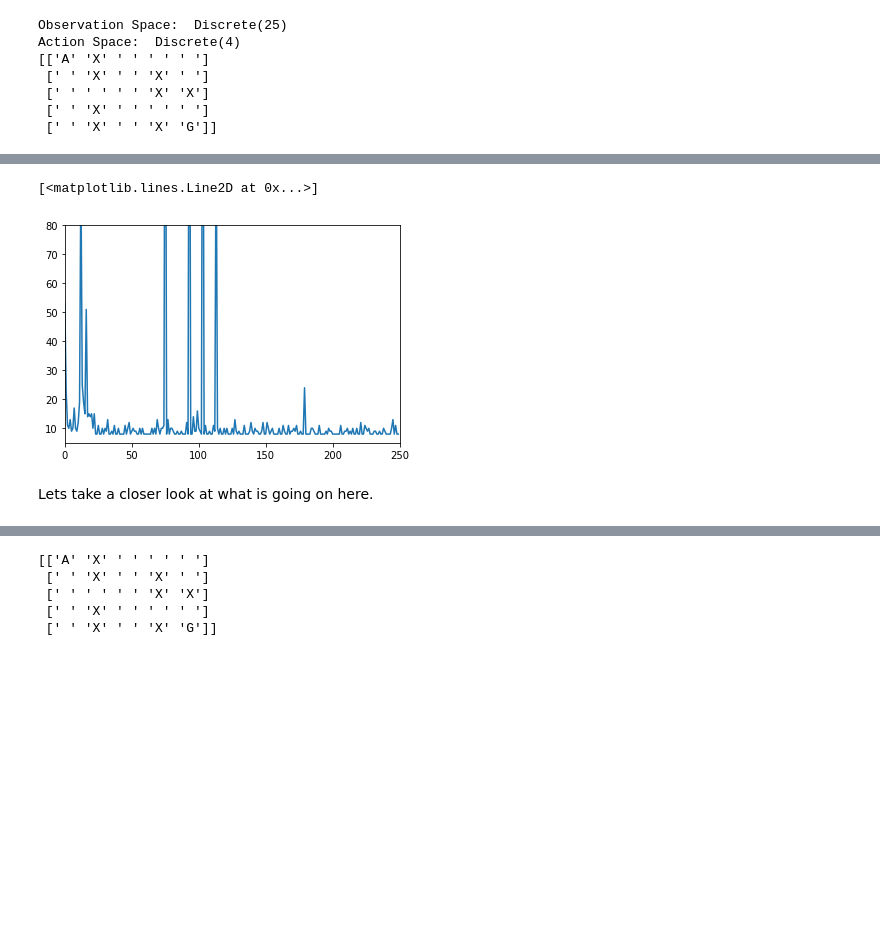
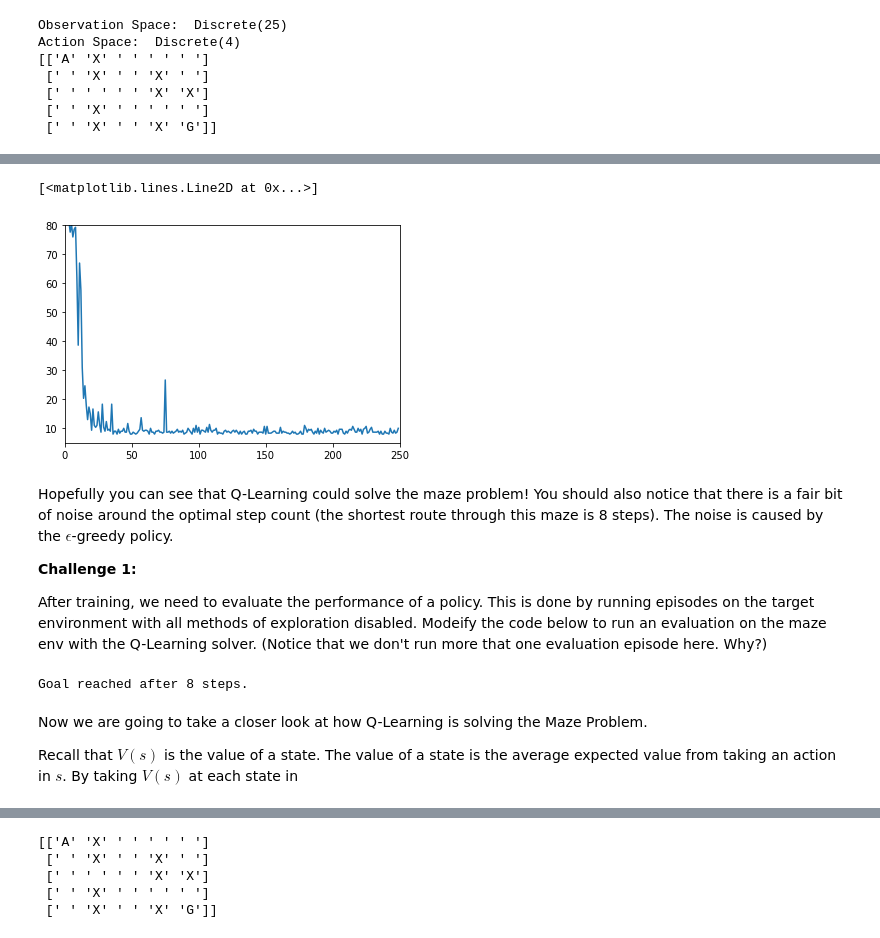
Before and after one commit to adamprice97/RLMasterClass, a Jupyter notebook: BasicRLAlgorithms.ipynb, the cells around one changed output, grey strips where cells are left out. Cells and saved outputs as stored; diff of their text form; code cells hidden in the pictures; blank space fills up the shorter version.

```diff
--- a/BasicRLAlgorithms.ipynb
+++ b/BasicRLAlgorithms.ipynb
@@ -32,46 +83,73 @@ Q-Learning! Lets start with a value-based method.
 # %%
-def epsilon_greedy_policy(state, q_table, epsilon):
-    if np.random.rand() < epsilon:
-        return np.random.randint(4)
-    return np.argmax(q_table[state])
-
+#Holding the Q Learning solver in a class for resuabilitiy
 class QLearningSolver():
 
     def __init__(self, env, policy):
+        #We randomly initialise the q_table so np.argmax(q_table[state]) can resolve, it
+        #also tends to solve faster than other initialisations.
         self.q_table = np.random.random((env.observation_space.n, env.action_space.n))
+        #Learning Parameters
         self.lr = .1
         self.gamma = .98
-        self.policy = policy
         self.env = env
         self.epsilon = .1
+        #Pass in the policy for action selection
+        self.policy = policy
 
     def solve(self, num_episodes=500):
         steps = []
         for episodes in range(num_episodes):
+            #Reset at the start of each episode. Reset gives us the inital environment state.
             state = maze_env.reset()['state']
             done = False
             while not done:
+                #get an action from the policy
                 action = self.policy(state, self.q_table, self.epsilon)
+                #apply the action in the environment and get the update state from the env
                 new_state, reward, done, _, _ = maze_env.step(action)
                 #Q Learning update
                 self.q_table[state, action] += self.lr * (reward + self.gamma * np.max(self.q_table[new_state['state'], :]) - self.q_table[state, action])
+                #Update the internal state
                 state = new_state['state']
             steps.append(self.env.steps)
         return steps
 
-num_trails = 1
+#One result is meaningless. We need to repeat an experiment multiple times inorder to make conclusions.
+num_trails = 3
 num_episodes = 250
 trails = []
 for i in range(num_trails):
+    #Crete the env, and run a trail
     maze_env = maze_game('easy')
     q_solver = QLearningSolver(maze_env, epsilon_greedy_policy)
     trails.append(q_solver.solve(num_episodes))
 
 plt.axis([0, num_episodes, 5, 80])
 plt.plot(np.array(trails).mean(axis=0))
 # %% [output]
 [<matplotlib.lines.Line2D at 0x...>]
-[figure, old version]
+[figure, new version]
-# %% [markdown]
-Lets take a closer look at what is going on here.
+# %% [markdown]
+Hopefully you can see that Q-Learning could solve the maze problem! You should also notice that there is a fair bit of noise around the optimal step count (the shortest route through this maze is 8 steps). The noise is caused by the $\epsilon$-greedy policy.
+
+**Challenge 1:**
+
+After training, we need to evaluate the performance of a policy. This is done by running episodes on the target environment with all methods of exploration disabled. Modeify the code below to run an evaluation on the maze env with the Q-Learning solver. (Notice that we don't run more that one evaluation episode here. Why?)
+# %%
+step_counter = 0
+state = q_solver.env.reset()
+done = False
+while not done:
+    #get an action from the policy
+    action = q_solver.policy(state['state'], q_solver.q_table, q_solver.epsilon)
+    #apply the action in the environment and get the update state from the env
+    state, reward, done, _, _ = maze_env.step(action)
+    step_counter += 1
+print('Goal reached after ' + str(step_counter) + ' steps.')
+# %% [output]
+Goal reached after 8 steps.
+# %% [markdown]
+Now we are going to take a closer look at how Q-Learning is solving the Maze Problem.
+
+Recall that $V(s)$ is the value of a state. The value of a state is the average expected value from taking an action in $s$. By taking $V(s)$ at each state in
 # %%
```
Also changed, not shown: parts of 18 cells of this notebook, 1 other file.
